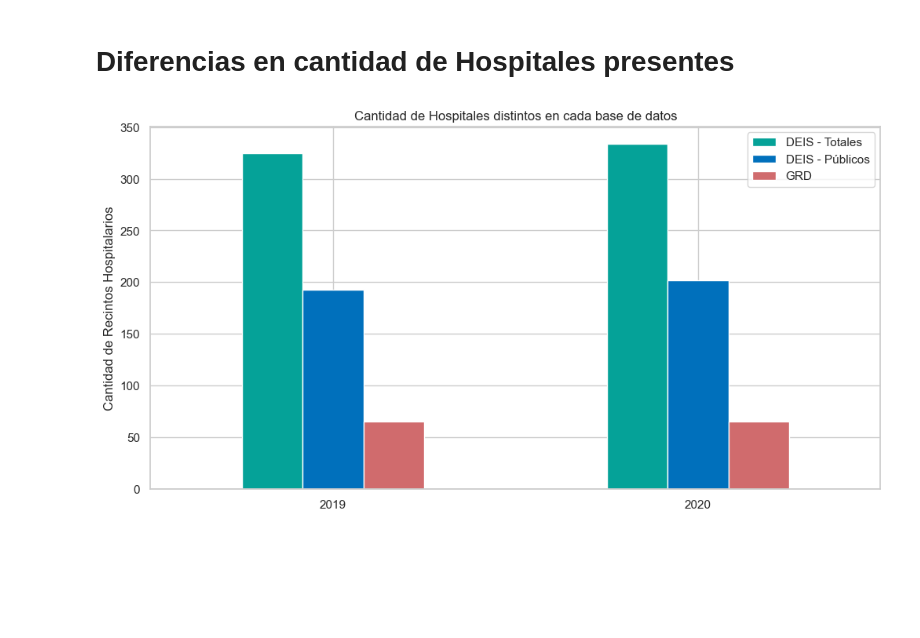
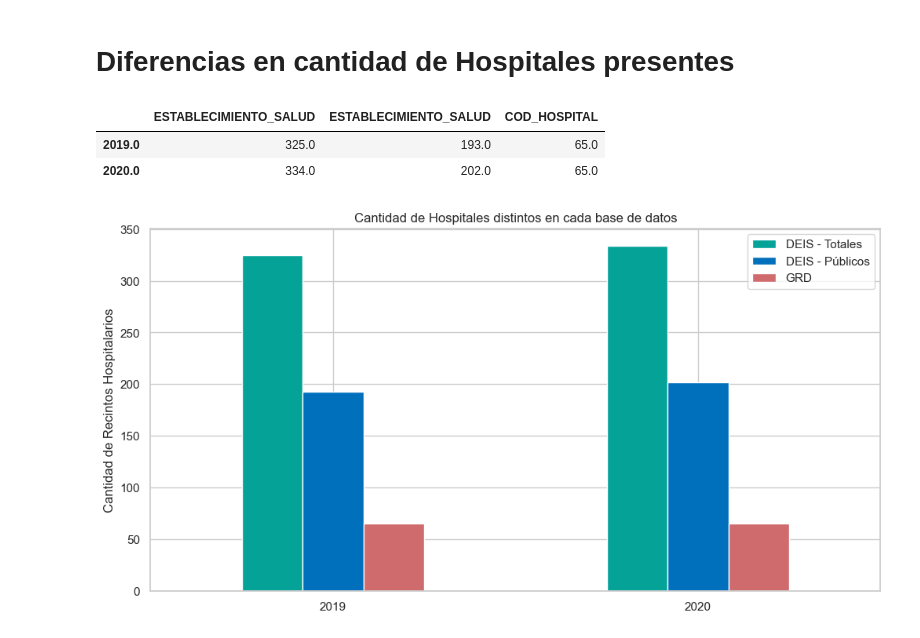
Before and after one commit to JavierRojas14/grd, a Jupyter notebook: notebooks/6.0-jrb-comparison-of-discharges-grd-and-deis.ipynb, the cells around one changed output. Saved outputs shown, nothing was run; the diff lists cells and outputs as text; code cells hidden in the pictures; blank space fills up the shorter version.

```diff
--- a/notebooks/6.0-jrb-comparison-of-discharges-grd-and-deis.ipynb
+++ b/notebooks/6.0-jrb-comparison-of-discharges-grd-and-deis.ipynb
@@ -90,6 +87,12 @@ cantidad_hospitales_publicos_deis = (
 cantidad_hospitales_grd = (
     ranking_egresos_nacionales_grd.groupby("ANIO_EGRESO")["COD_HOSPITAL"].nunique().to_frame()
 )
+# %%
+comparacion_cantidad_de_hospitales
+# %% [output]
+|  | ESTABLECIMIENTO_SALUD | ESTABLECIMIENTO_SALUD | COD_HOSPITAL |
+| 2019.0 | 325.0 | 193.0 | 65.0 |
+| 2020.0 | 334.0 | 202.0 | 65.0 |
 # %%
 # Une los resultados de cantidad de hospitales
 comparacion_cantidad_de_hospitales = pd.concat(
```
Also changed, not shown: parts of 2 cells of this notebook.
